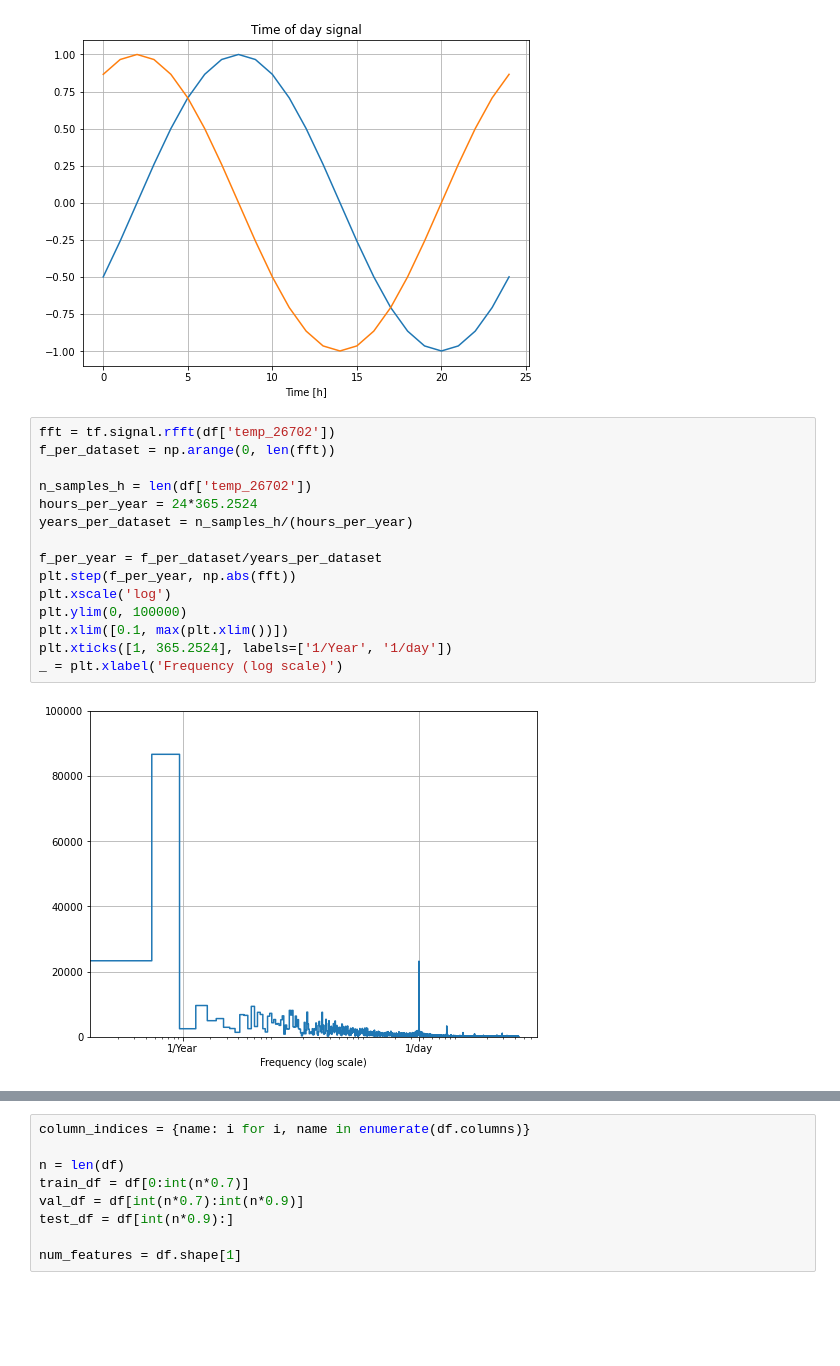
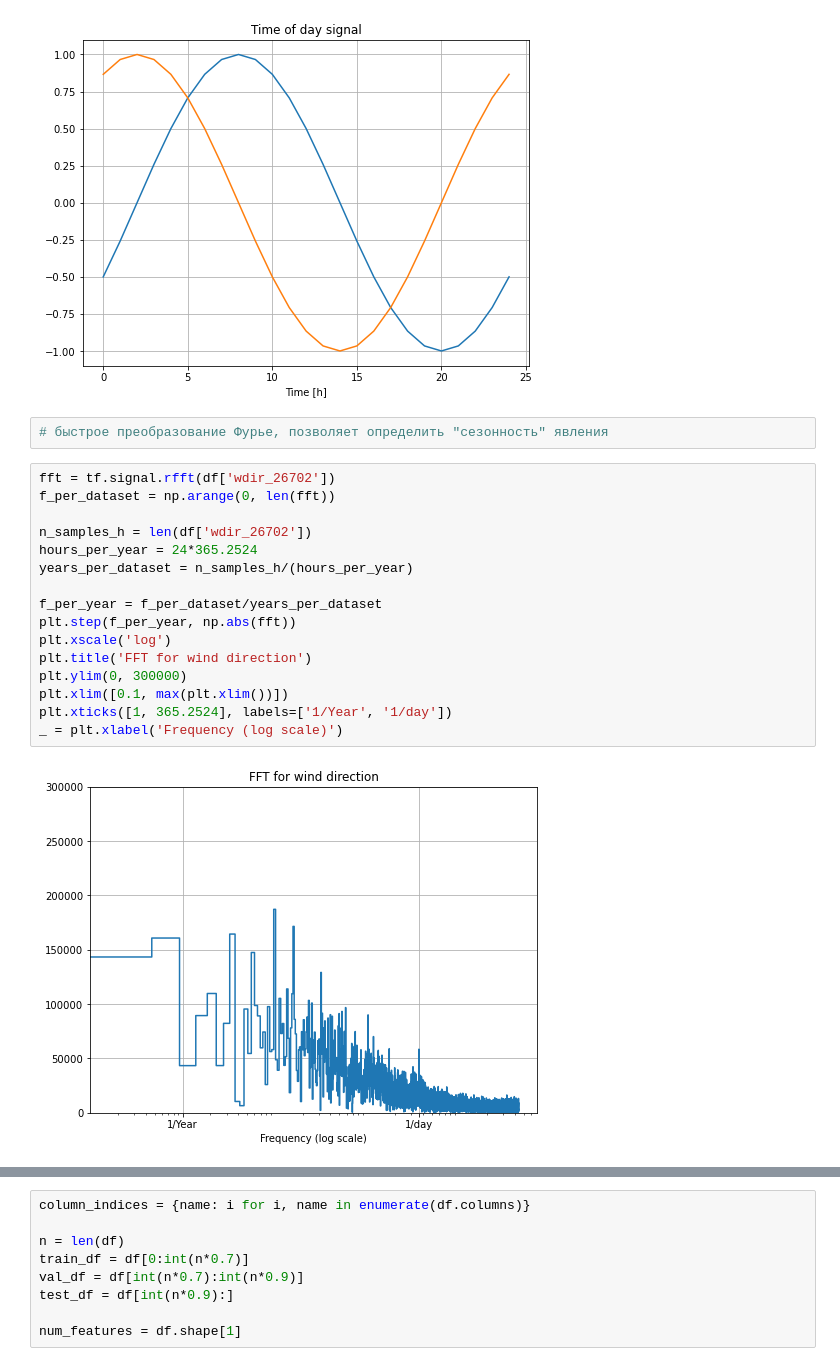
Before and after one commit to Dmitry1973/GB_Final_project, a Jupyter notebook: Final_project_model.ipynb, the cells around one changed output, grey strips where cells are left out. Saved outputs shown, nothing was run; the diff lists cells and outputs as text; blank space fills up the shorter version.

```diff
--- a/Final_project_model.ipynb
+++ b/Final_project_model.ipynb
@@ -94,23 +94,26 @@ plt.title('Time of day signal')
 # %% [output]
 Text(0.5, 1.0, 'Time of day signal')
 [figure]
+# %%
+# быстрое преобразование Фурье, позволяет определить "сезонность" явления
 # %%
-fft = tf.signal.rfft(df['temp_26702'])
+fft = tf.signal.rfft(df['wdir_26702'])
 f_per_dataset = np.arange(0, len(fft))
 
-n_samples_h = len(df['temp_26702'])
+n_samples_h = len(df['wdir_26702'])
 hours_per_year = 24*365.2524
 years_per_dataset = n_samples_h/(hours_per_year)
 
 f_per_year = f_per_dataset/years_per_dataset
 plt.step(f_per_year, np.abs(fft))
 plt.xscale('log')
-plt.ylim(0, 100000)
+plt.title('FFT for wind direction')
+plt.ylim(0, 300000)
 plt.xlim([0.1, max(plt.xlim())])
 plt.xticks([1, 365.2524], labels=['1/Year', '1/day'])
 _ = plt.xlabel('Frequency (log scale)')
 # %% [output]
-[figure, old version]
+[figure, new version]
 # %%
 fft = tf.signal.rfft(df['wspd_26702'])
 f_per_dataset = np.arange(0, len(fft))
```
Also changed, not shown: parts of 3 cells of this notebook.
